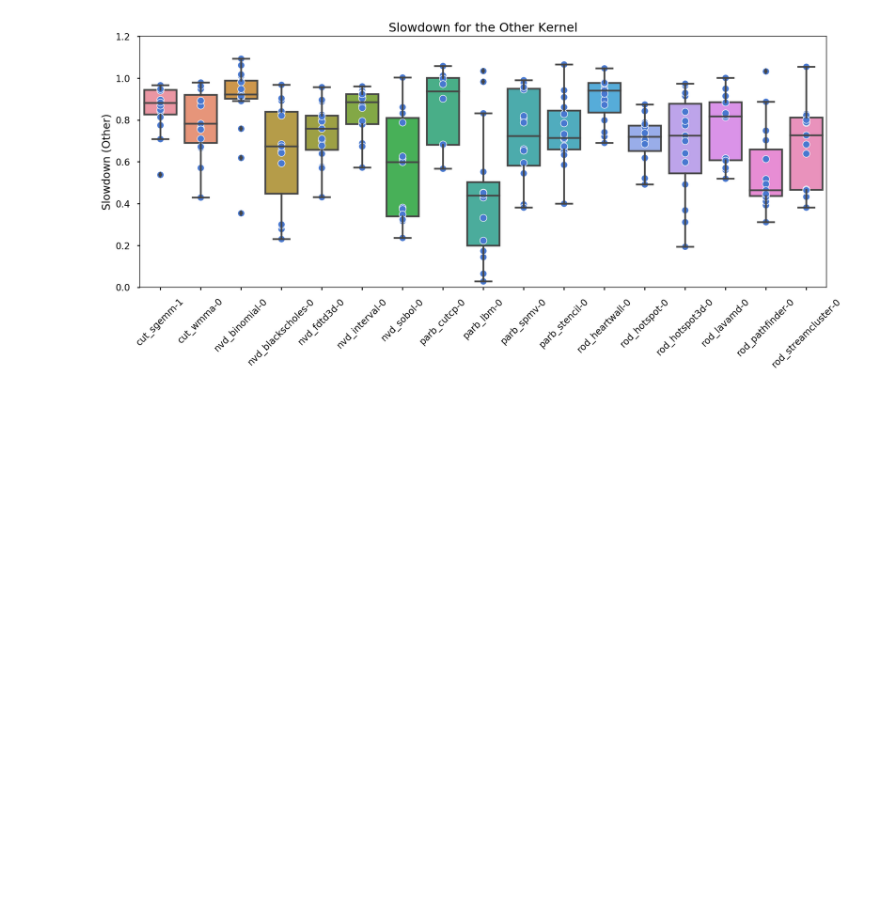
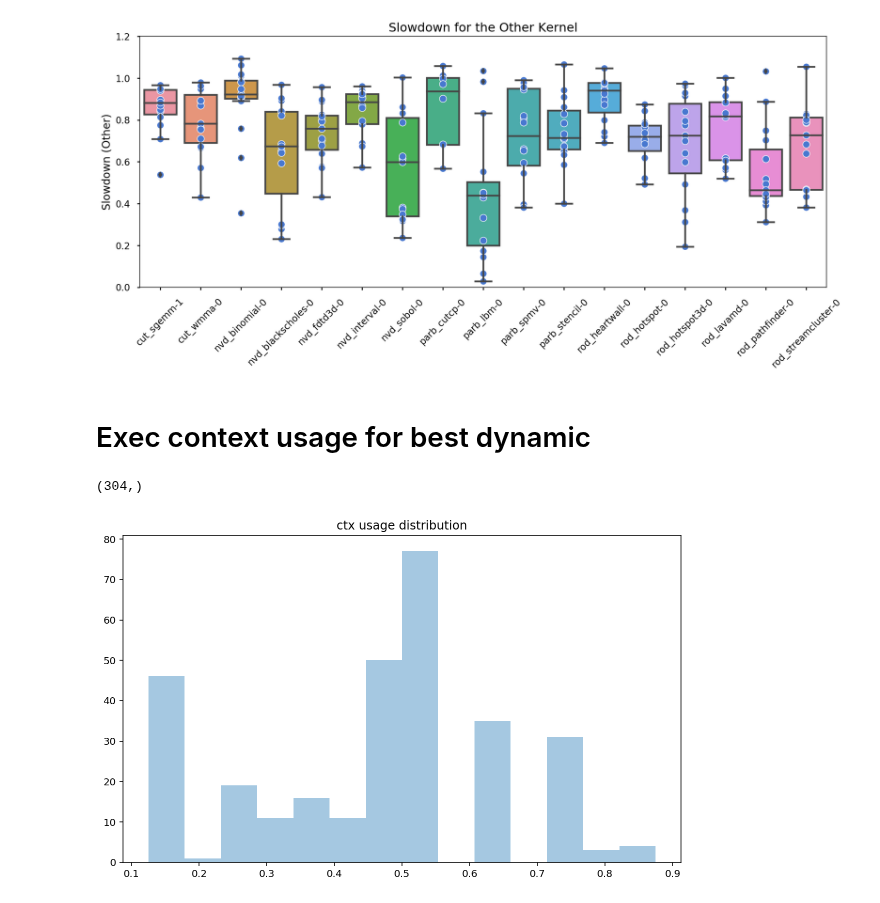
Before and after one commit to UofT-EcoSystem/GPU-Virtualization-Benchmarks, a Jupyter notebook: util/data/notebooks/View_Pairs_Dynamic.ipynb, the cells around one changed output. Saved outputs shown, nothing was run; the diff lists cells and outputs as text; code cells hidden in the pictures; blank space fills up the shorter version.

```diff
--- a/util/data/notebooks/View_Pairs_Dynamic.ipynb
+++ b/util/data/notebooks/View_Pairs_Dynamic.ipynb
@@ -84,0 +84,5 @@ draw_table(df_dynamic_display, col_dynamic)
+# %%
+df_dynamic_show = df_dynamic.sort_values('ws',
+                                         ascending=False).drop_duplicates(['1_bench',
+                                                                          '2_bench'])
+df_dynamic_show[col_dynamic]
@@ -271,3 +294,25 @@ my_boxplot('Slowdown', 'Slowdown of Each Kernel Itself')
 my_boxplot('Slowdown (Other)', 'Slowdown for the Other Kernel')
 # %% [output]
 [figure]
+# %% [markdown]
+# Exec context usage for best dynamic
+# %%
+df_dynamic_dist = df_dynamic_show[df_dynamic_show['ws'] > 1.0].copy()
+
+def calc_usage(row, idx):
+    return const.get_dominant_usage(row['{}_bench'.format(idx)])[0][1] * row['{}_intra'.format(idx)]
+
+df_dynamic_dist['1_ctx'] = df_dynamic_show.apply(lambda row: calc_usage(row, 1), axis=1)
+df_dynamic_dist['2_ctx'] = df_dynamic_show.apply(lambda row: calc_usage(row, 2), axis=1)
+# %%
+combined_ctx = (df_dynamic_dist['1_ctx'].append(df_dynamic_dist['2_ctx']))
+print(combined_ctx.shape)
+
+plt.figure(figsize=(10, 6))
+sns.distplot(combined_ctx, hist=True, rug=False, norm_hist=False, kde=False);
+# plt.xlim([0.5, 2.5])
+plt.title('ctx usage distribution')
+plt.show()
+# %% [output]
+(304,)
+[figure, added]
```
Also changed, not shown: parts of 6 cells of this notebook, 12 other files.
